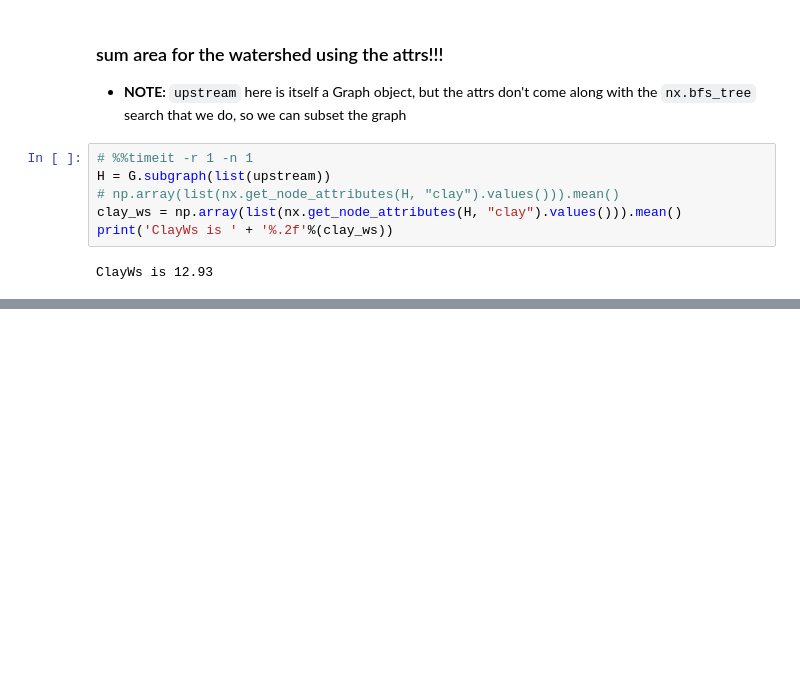
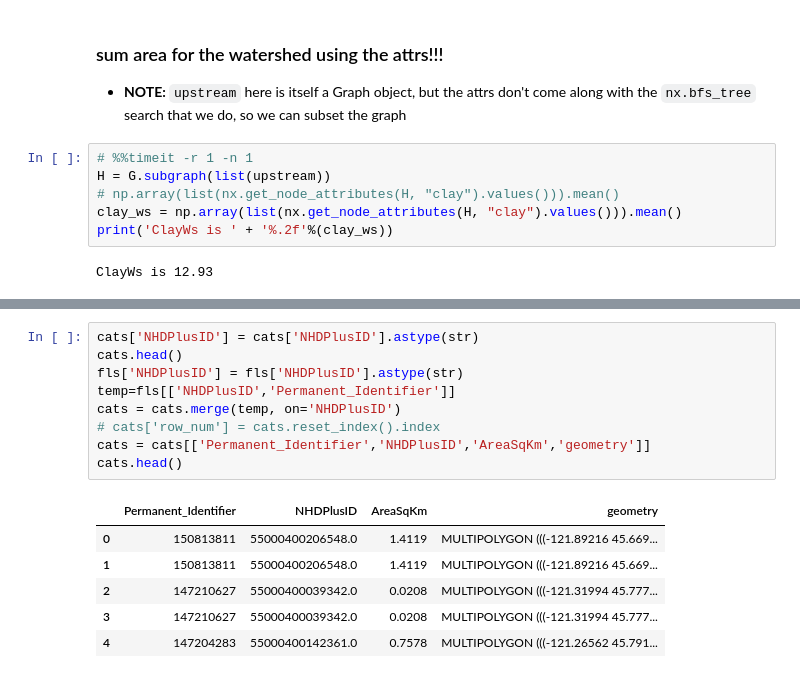
Before and after one commit to USEPA/StreamCat, a Jupyter notebook: networkx_example_NHDPlusHRVFGEN.ipynb, the cells around one changed output, grey strips where cells are left out. Drawn from its saved outputs; the diff is of its cells as text; blank space fills up the shorter version.

```diff
--- a/networkx_example_NHDPlusHRVFGEN.ipynb
+++ b/networkx_example_NHDPlusHRVFGEN.ipynb
@@ -191,0 +333,16 @@ ClayWs is 12.93
+# %%
+cats['NHDPlusID'] = cats['NHDPlusID'].astype(str)
+cats.head()
+fls['NHDPlusID'] = fls['NHDPlusID'].astype(str)
+temp=fls[['NHDPlusID','Permanent_Identifier']]
+cats = cats.merge(temp, on='NHDPlusID')
+# cats['row_num'] = cats.reset_index().index
+cats = cats[['Permanent_Identifier','NHDPlusID','AreaSqKm','geometry']]
+cats.head()
+# %% [output]
+|  | Permanent_Identifier | NHDPlusID | AreaSqKm | geometry |
+| 0 | 150813811 | 55000400206548.0 | 1.4119 | MULTIPOLYGON (((-121.89216 45.669... |
+| 1 | 150813811 | 55000400206548.0 | 1.4119 | MULTIPOLYGON (((-121.89216 45.669... |
+| 2 | 147210627 | 55000400039342.0 | 0.0208 | MULTIPOLYGON (((-121.31994 45.777... |
+| 3 | 147210627 | 55000400039342.0 | 0.0208 | MULTIPOLYGON (((-121.31994 45.777... |
+| 4 | 147204283 | 55000400142361.0 | 0.7578 | MULTIPOLYGON (((-121.26562 45.791... |
```
Also changed, not shown: parts of 23 cells of this notebook.
